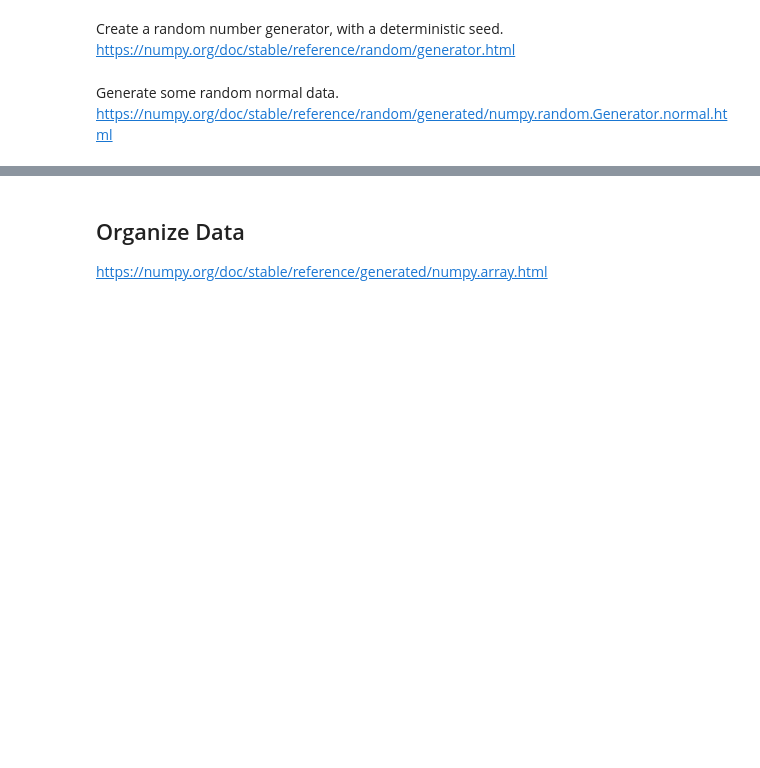
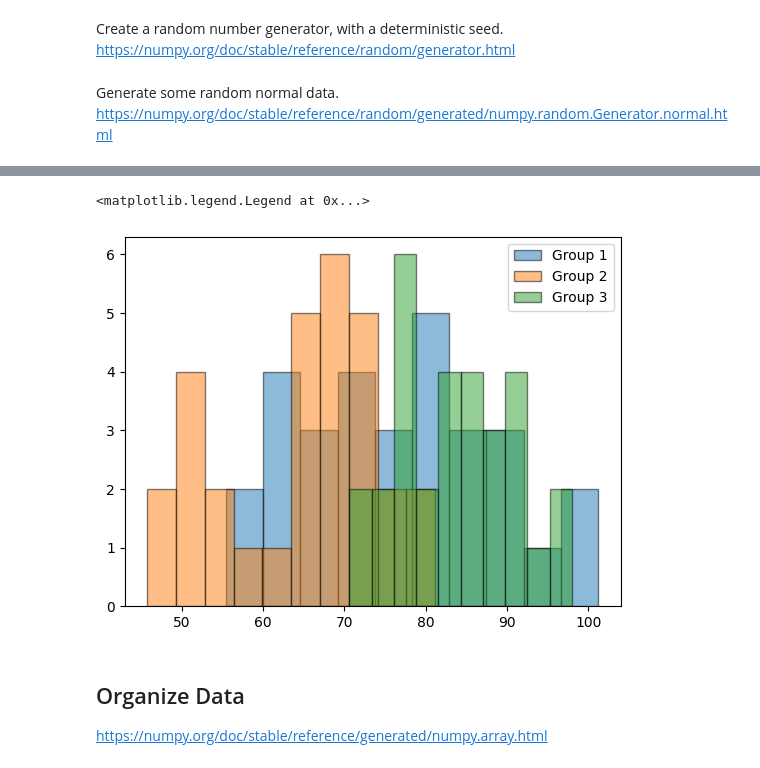
Before and after one commit to ianmcloughlin/principles_of_data_analytics, a Jupyter notebook: materials/boxplots.ipynb, the cells around one changed output, grey strips where cells are left out. Saved outputs shown, nothing was run; the diff lists cells and outputs as text; code cells hidden in the pictures; blank space fills up the shorter version.

```diff
--- a/materials/boxplots.ipynb
+++ b/materials/boxplots.ipynb
@@ -49,3 +114,12 @@ print(group_3)
+# %%
+# Histograms.
+plt.hist(group_1, edgecolor='black', label='Group 1', alpha=0.5)
+plt.hist(group_2, edgecolor='black', label='Group 2', alpha=0.5)
+plt.hist(group_3, edgecolor='black', label='Group 3', alpha=0.5)
+plt.legend()
+# %% [output]
+<matplotlib.legend.Legend at 0x...>
+[figure, added]
 # %% [markdown]
 ## Organize Data
 
```
Also changed, not shown: parts of 21 cells of this notebook.
